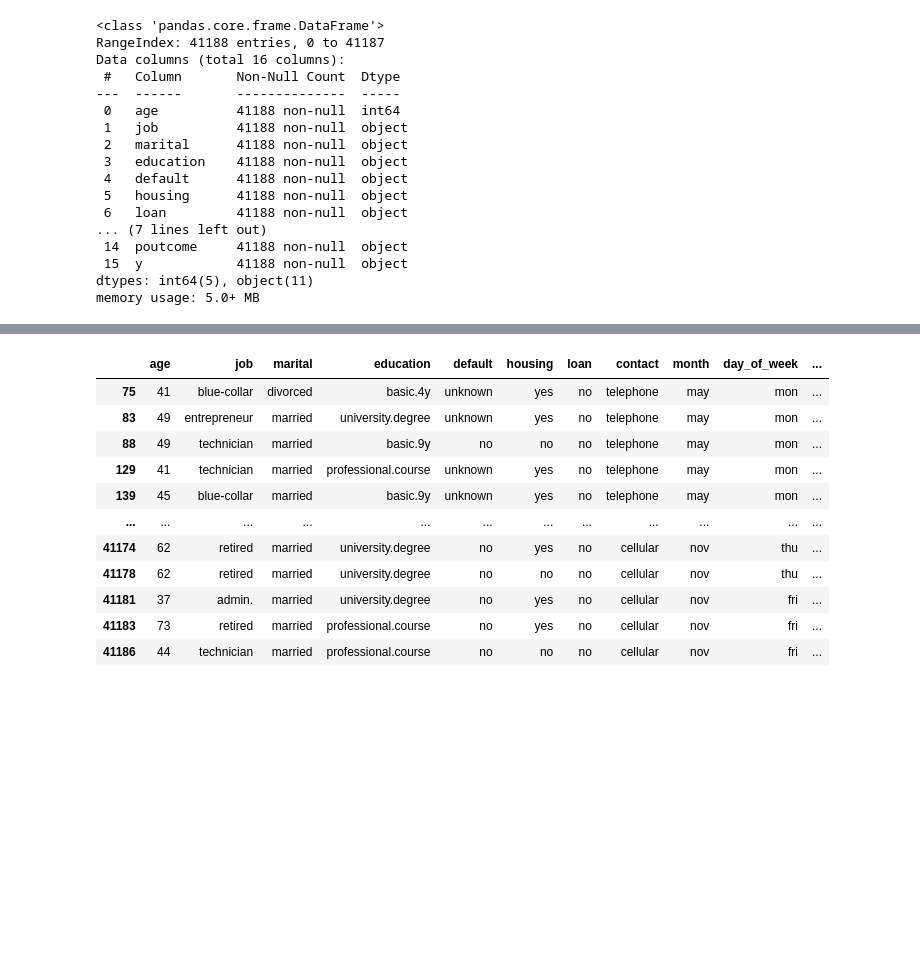
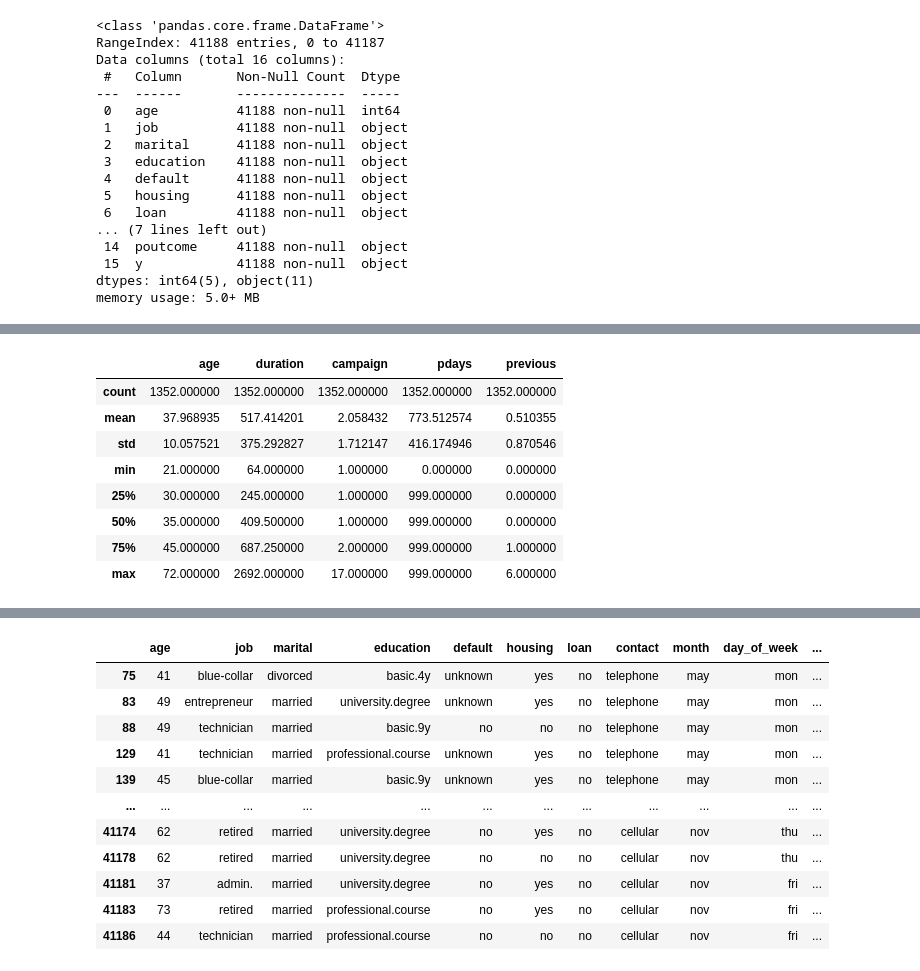
Before and after one commit to srimos/DI_Bootcamp, a Jupyter notebook: Week11/hackathon.ipynb, the cells around one changed output, grey strips where cells are left out. Cells and saved outputs as stored; diff of their text form; code cells hidden in the pictures; blank space fills up the shorter version.

```diff
--- a/Week11/hackathon.ipynb
+++ b/Week11/hackathon.ipynb
@@ -51,0 +257,14 @@ memory usage: 5.0+ MB
+# %%
+df_admin=df[df['job'] == 'admin.']
+df_admin2=df_admin[df_admin['y']=='yes']
+df_admin2.describe()
+# %% [output]
+|  | age | duration | campaign | pdays | previous |
+| count | 1352.000000 | 1352.000000 | 1352.000000 | 1352.000000 | 1352.000000 |
+| mean | 37.968935 | 517.414201 | 2.058432 | 773.512574 | 0.510355 |
+| std | 10.057521 | 375.292827 | 1.712147 | 416.174946 | 0.870546 |
+| min | 21.000000 | 64.000000 | 1.000000 | 0.000000 | 0.000000 |
+| 25% | 30.000000 | 245.000000 | 1.000000 | 999.000000 | 0.000000 |
+| 50% | 35.000000 | 409.500000 | 1.000000 | 999.000000 | 0.000000 |
+| 75% | 45.000000 | 687.250000 | 2.000000 | 999.000000 | 1.000000 |
+| max | 72.000000 | 2692.000000 | 17.000000 | 999.000000 | 6.000000 |
```
Also changed, not shown: parts of 23 cells of this notebook.
